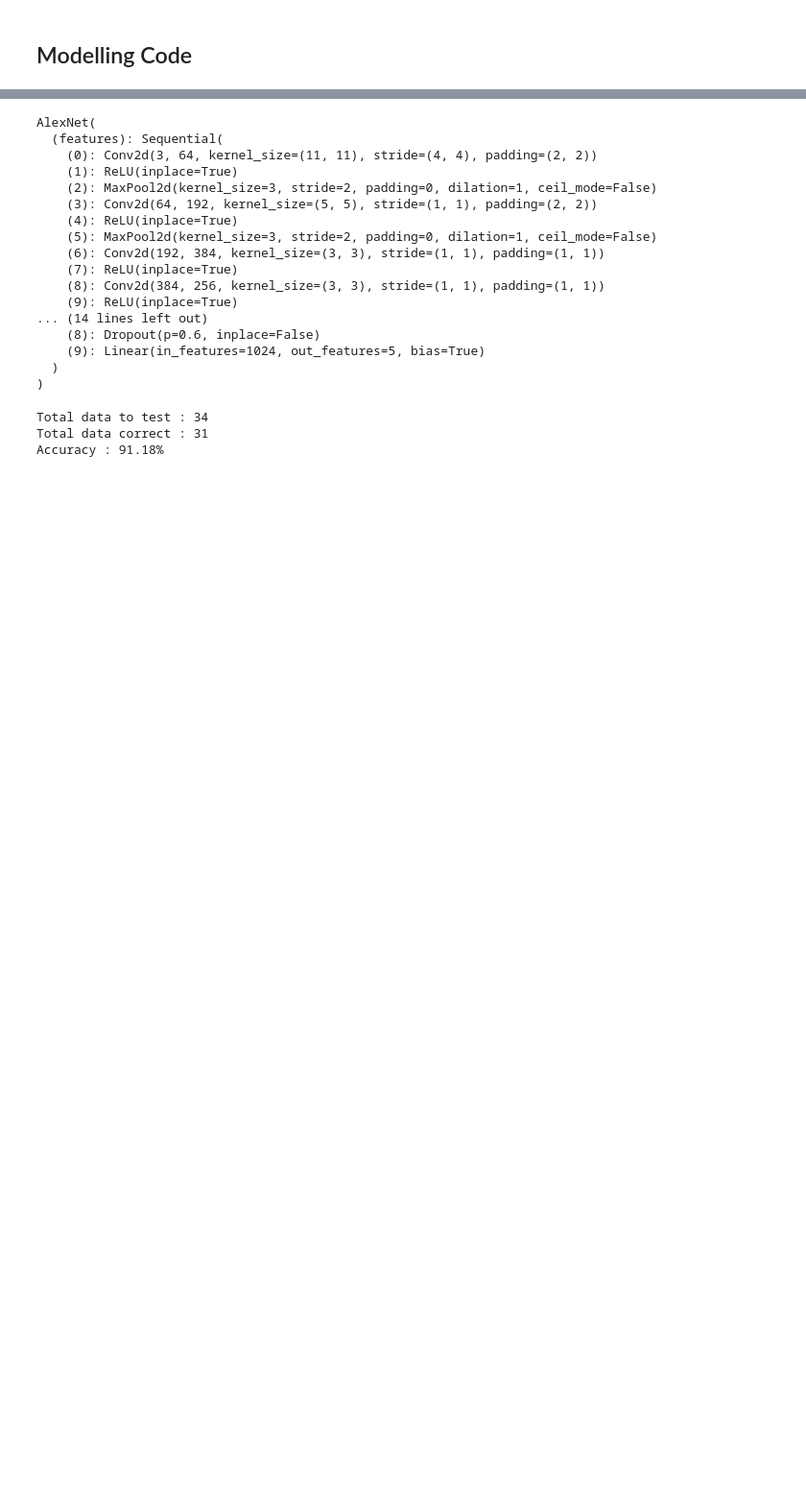
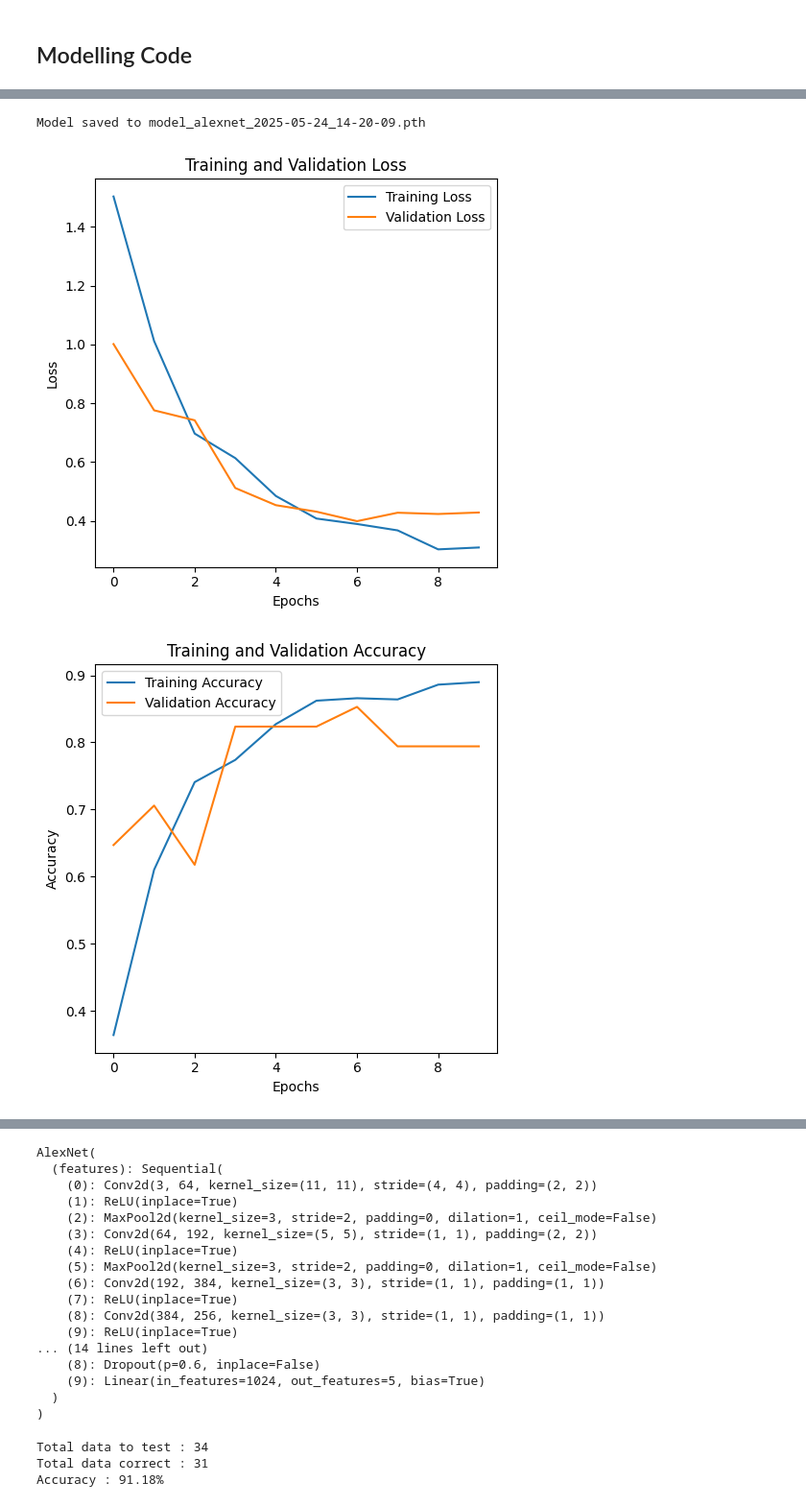
Before and after one commit to Mboedhi/palm_leaf_diseases_classifier, a Jupyter notebook: Model_4/Alex_Model.ipynb, the cells around one changed output, grey strips where cells are left out. Shown: that part at 96% size. Cells and saved outputs as stored; diff of their text form; code cells hidden in the pictures; blank space fills up the shorter version.

```diff
--- a/Model_4/Alex_Model.ipynb
+++ b/Model_4/Alex_Model.ipynb
@@ -151,0 +162,19 @@ best_params = {}
+# %%
+def val_phase(model, dataloader, criterion, device) :
+    model.eval()
+    running_loss = 0.0
+    running_corrects = 0
+
+    with torch.no_grad():
+        for inputs, labels in dataloader :
+            inputs = inputs.to(device)
+            labels = labels.to(device)
+
+            outputs = model(inputs)
+            _, preds = torch.max(outputs, 1)
+            loss = criterion(outputs, labels)
+
+            running_loss += loss.item() * inputs.size(0)
+            running_corrects += torch.sum(preds == labels.data)
+
+    return running_loss, running_corrects
@@ -289,0 +369,61 @@ Best Validation Accuracy: 0.8529
+# %%
+timestamp = datetime.now().strftime('%Y-%m-%d_%H-%M-%S')
+model_save_path = f'model_alexnet_{timestamp}.pth'
+
+torch.save({
+    'model_state_dict': model.state_dict(),
+    # 'model_save_path' : model_save_path,
+    'optimizer_state_dict' : optimizer.state_dict(),
+    'scheduler_state_dict' : scheduler.state_dict(),
+    'class_names' : class_names,
+}, model_save_path)
+
+print(f'Model saved to {model_save_path}')
+# %% [output]
+Model saved to model_alexnet_2025-05-24_14-20-09.pth
+# %%
+#membuat fungsi visualisasi untuk train_loss dan validation_loss
+def plot_loss(train_loss, val_loss, save=True):
+    plt.figure(figsize=(5, 5))
+    plt.plot(train_loss, label='Training Loss')
+    plt.plot(val_loss, label='Validation Loss')
+    plt.xlabel('Epochs')
+    plt.ylabel('Loss')
+    plt.title('Training and Validation Loss')
+    plt.legend()
+    plt.tight_layout()
+
+    if save:
+        # Create training_stat directory if it doesn't exist
+        os.makedirs('./training_stat', exist_ok=True)
+
+        # Save the plot with timestamp
+        plt.savefig(f'./training_stat/loss_plot_model_alexnet_{timestamp}.png')
+
+    plt.show()
+
+def plot_accuracy(train_acc, val_acc, save=True):
+    plt.figure(figsize=(5, 5))
+    plt.plot([x.cpu().numpy() for x in train_acc], label='Training Accuracy') # Convert to NumPy after moving to CPU
+    plt.plot([x.cpu().numpy() for x in val_acc], label='Validation Accuracy')
+    plt.xlabel('Epochs')
+    plt.ylabel('Accuracy')
+    plt.title('Training and Validation Accuracy')
+    plt.legend()
+    plt.tight_layout()
+
+    if save:
+        # Create training_stat directory if it doesn't exist
+        os.makedirs('./training_stat', exist_ok=True)
+
+        # Save the plot with timestamp
+        plt.savefig(f'./training_stat/accuracy_plot_model_alexnet_{timestamp}.png')
+
+    plt.show()
+
+# Call the functions to visualize the training history
+plot_loss(train_losses, val_losses)
+plot_accuracy(train_accs, val_accs)
+# %% [output]
+[figure, added]
+[figure, added]
```
Also changed, not shown: parts of 36 cells of this notebook.
